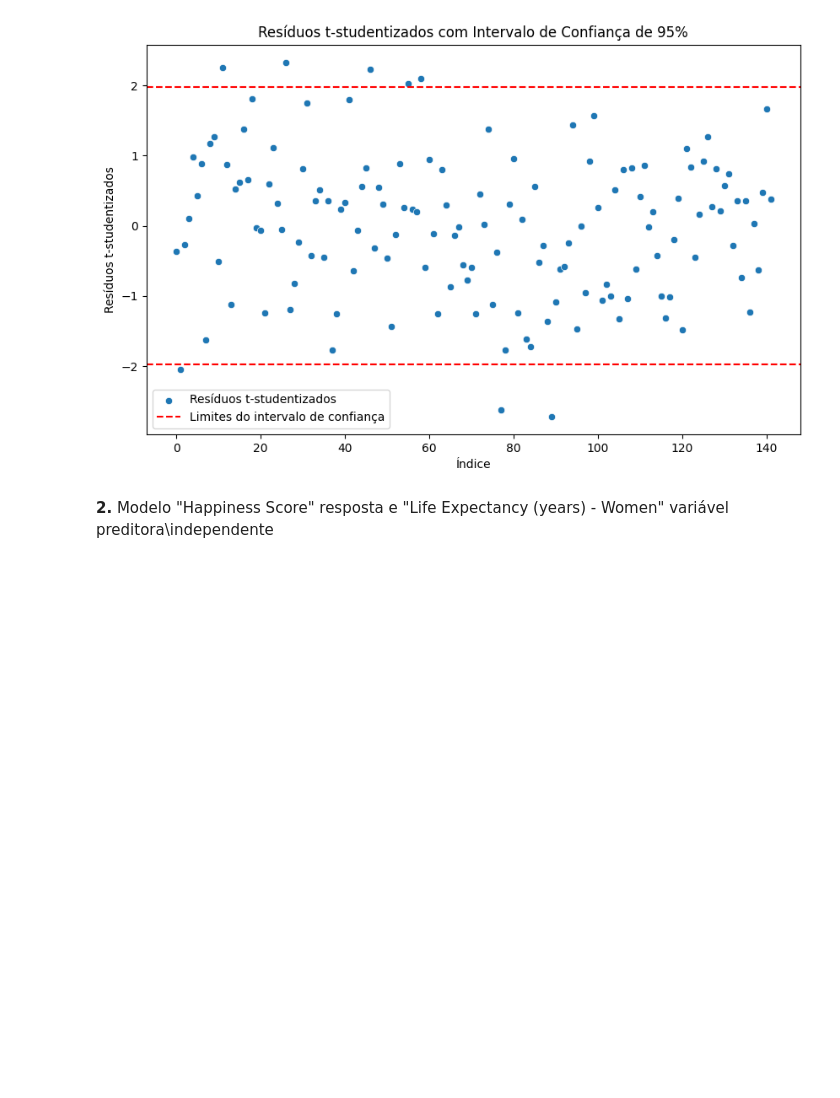
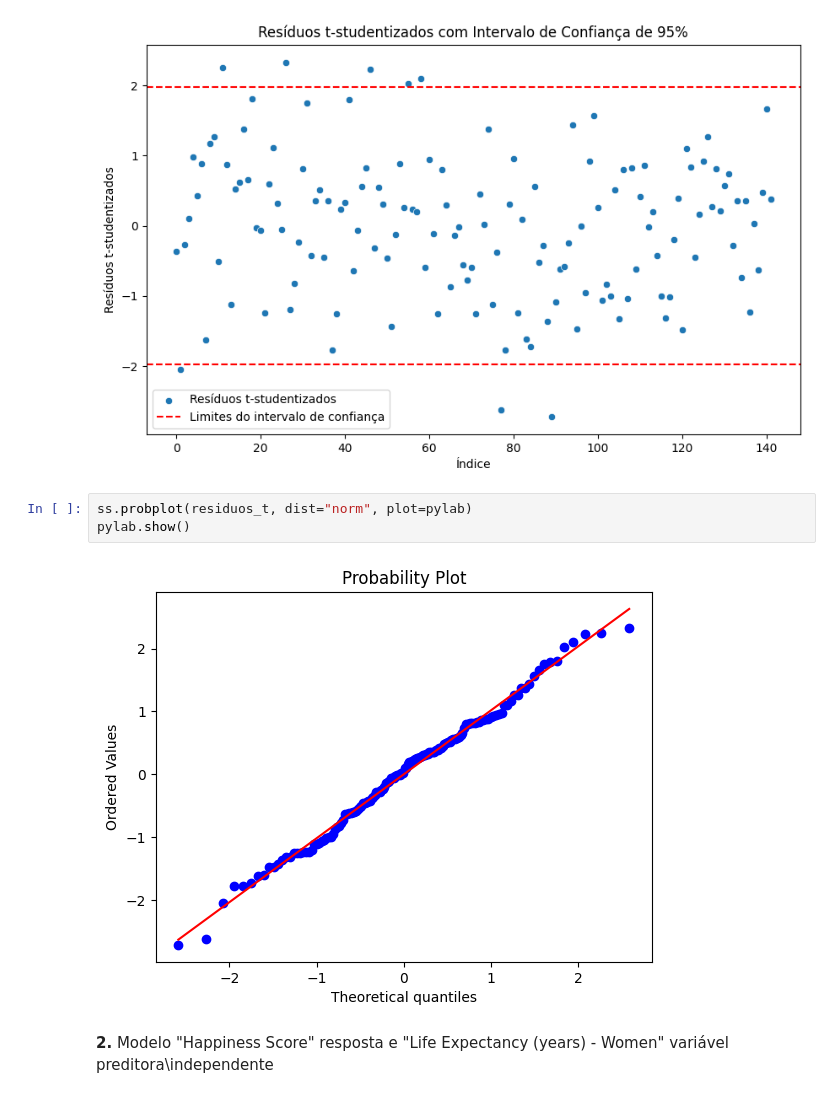
Before and after one commit to emanuel379/Regressao-I, a Jupyter notebook: Análise_de_Regressão_com_dados_de_felicidade.ipynb, the cells around one changed output. Saved outputs shown, nothing was run; the diff lists cells and outputs as text; blank space fills up the shorter version.

```diff
--- a/Análise_de_Regressão_com_dados_de_felicidade.ipynb
+++ b/Análise_de_Regressão_com_dados_de_felicidade.ipynb
@@ -297,6 +299,11 @@ plt.legend()
 plt.show()
 # %% [output]
 [figure]
+# %%
+ss.probplot(residuos_t, dist="norm", plot=pylab)
+pylab.show()
+# %% [output]
+[figure, added]
 # %% [markdown]
 **2.** Modelo "Happiness Score" resposta e "Life Expectancy (years) - Women" variável preditora\independente
 # %%
```
Also changed, not shown: parts of 19 cells of this notebook.
